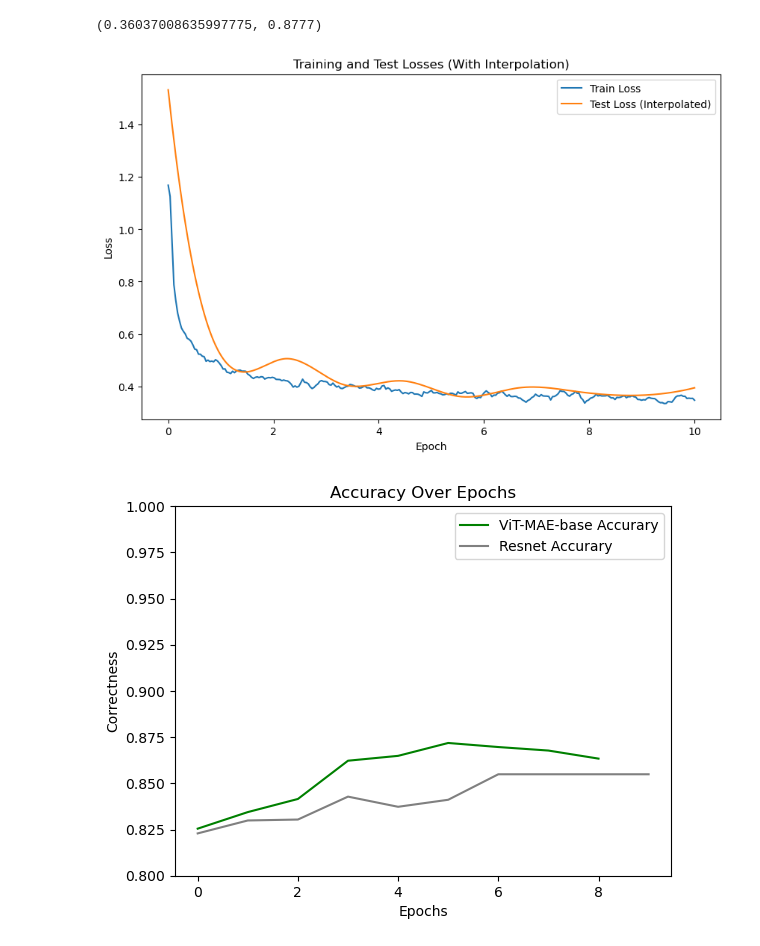
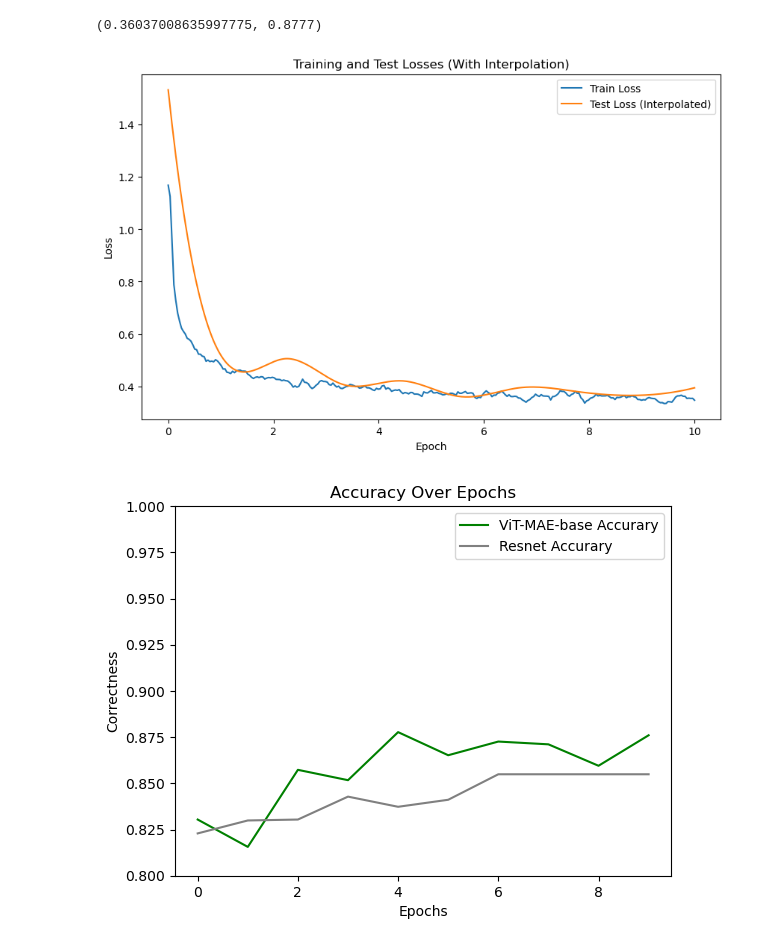
Before and after one commit to JiachenYuan/UIUC-cs543-final-project, a Jupyter notebook: vit_classification_last_layer/playground.ipynb, the cells around one changed output. Saved outputs shown, nothing was run; the diff lists cells and outputs as text; code cells hidden in the pictures.

Commit message:
last layer graph done

```diff
--- a/vit_classification_last_layer/playground.ipynb
+++ b/vit_classification_last_layer/playground.ipynb
@@ -268,32 +268,32 @@ plt.ylabel('Loss')
 # plt.xlim(0, 10)
 plt.legend()
 plt.show()
 
 # # Plotting the accuracy
 # plt.figure(figsize=(10, 6))
 # test_acc = np.insert(test_acc, 0, 0.75)
 # f_acc = interp1d(x_test, test_acc, kind='cubic')
 # test_acc_interp = f_acc(x_new)
 
 
 # print(len(x_rescaled), len(test_acc_interp))
-window_size = 3
+window_size = 1
 test_correctness_smoothed = uniform_filter1d(test_acc, size=window_size, mode='nearest')
 # print(test_correctness_smoothed)
 plt.plot(test_correctness_smoothed, label='ViT-MAE-base Accurary', color='green')
 plt.plot(np.array([0.8229, 0.8299, 0.8304, 0.8428, 0.8373, 0.8411, 0.8549, 0.8549,
        0.8549, 0.8549]), label='Resnet Accurary', color='gray')
 # Adding title and labels
 plt.title('Accuracy Over Epochs')
 plt.xlabel('Epochs')
 plt.ylabel('Correctness')
 plt.ylim(0.8, 1)
 
 # Adding legend
 plt.legend()
 
 # Show the plot
 plt.show()
 # %% [output]
 [figure]
-[figure, old version]
+[figure, new version]
```
Also changed, not shown: 1 other file.
